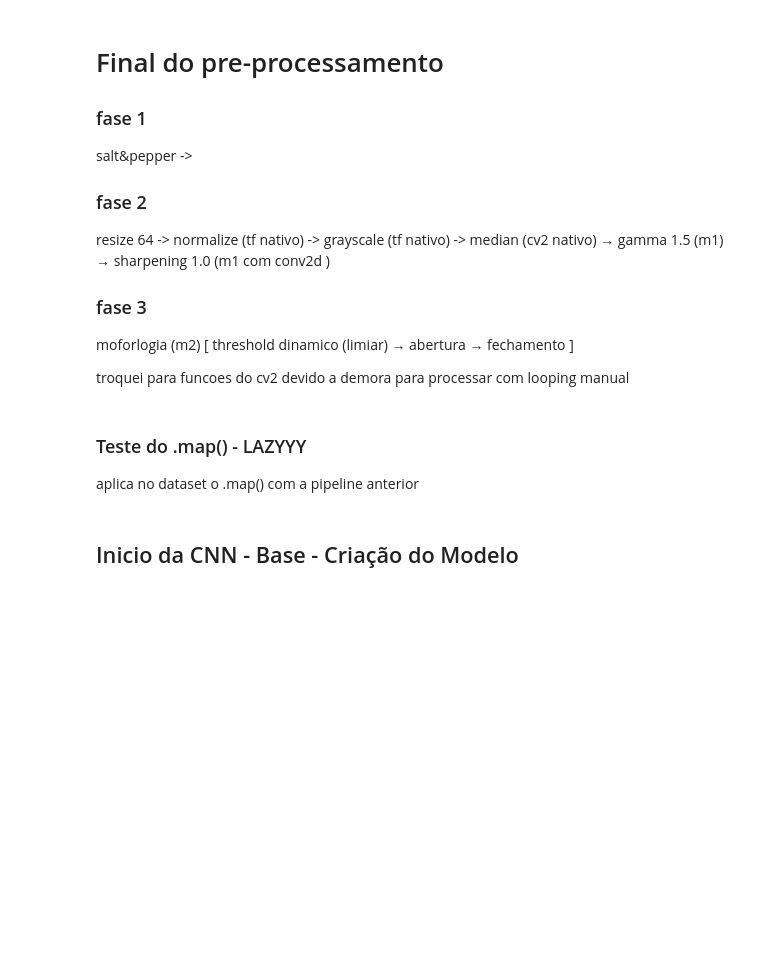
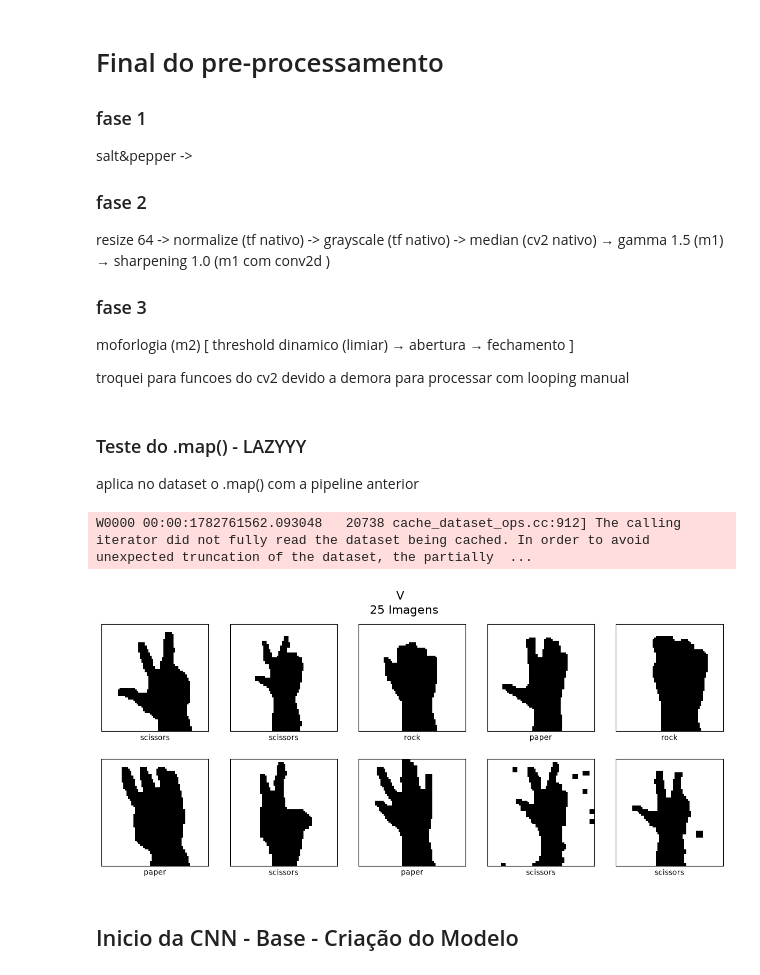
Before and after one commit to alex-cetti/pdi_m3, a Jupyter notebook: cnn_pipeline.ipynb, the cells around one changed output. Saved outputs shown, nothing was run; the diff lists cells and outputs as text; code cells hidden in the pictures; blank space fills up the shorter version.

```diff
--- a/cnn_pipeline.ipynb
+++ b/cnn_pipeline.ipynb
@@ -187,6 +187,31 @@ aplica no dataset o .map() com a pipeline anterior
 ds_train_pronto = dataset_train.map(pipeline_preProcessing)
 
 ds_test_pronto = dataset_test.map(pipeline_preProcessing)
+# %%
+plt.figure(figsize=(15,6))
+
+
+for idx, (img, img_label_i) in enumerate(ds_train_pronto.take(10)):
+    print
+    label_str = label_names[img_label_i.numpy()]
+
+    plt.subplot(2,5, idx+1)
+
+
+    plt.imshow(img, cmap='gray')
+    plt.xlabel(label_str)
+    plt.xticks([])
+    plt.yticks([])
+    plt.grid(False)
+
+
+
+plt.suptitle(f"Validação do Dataset antes de treinar \n {ds_size} Imagens", fontsize=16)
+
+plt.show()
+# %% [output]
+W0000 00:00:1782761562.093048   20738 cache_dataset_ops.cc:912] The calling iterator did not fully read the dataset being cached. In order to avoid unexpected truncation of the dataset, the partially  ...
+[figure, added]
 # %% [markdown]
 ## Inicio da CNN - Base - Criação do Modelo
 # %%
```
Also changed, not shown: parts of 11 cells of this notebook.
